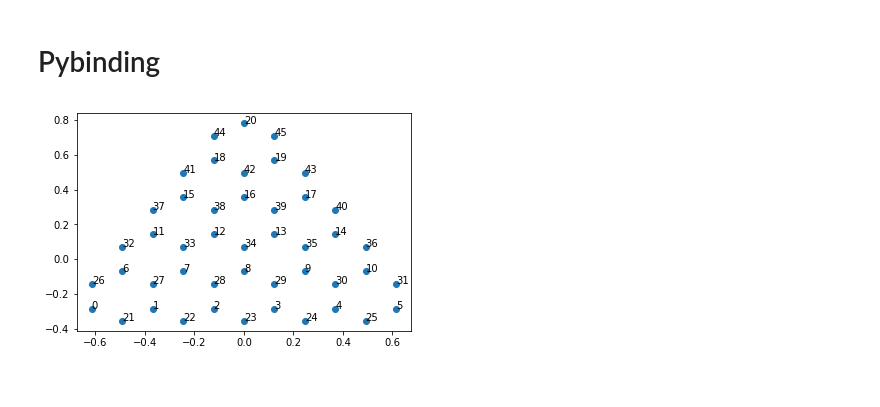
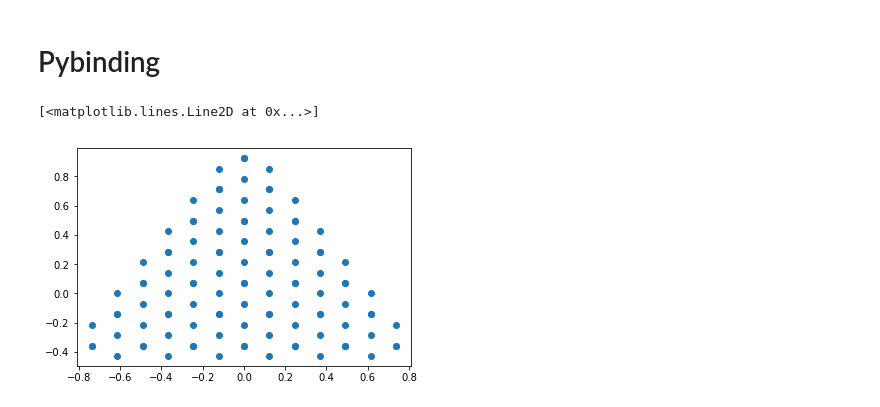
Before and after one commit to eilinlunam/Fisicoquimica-Computacional, a Jupyter notebook: Tarea_4_Enlace_fuerte.ipynb, the cells around one changed output. Drawn from its saved outputs; the diff is of its cells as text; code cells hidden in the pictures.

```diff
--- a/Tarea_4_Enlace_fuerte.ipynb
+++ b/Tarea_4_Enlace_fuerte.ipynb
@@ -202,21 +199,13 @@ for i in range(1,21):
 # %%
 import numpy as np
 import pybinding as pb
 from pybinding.repository import graphene
 
-model = pb.Model(
-    graphene.bilayer(),
-    pb.regular_polygon(num_sides=3, radius=1.1),
-)
-
-model = pb.Model(
-graphene.monolayer(),
-pb.regular_polygon(num_sides=3, radius=1),
-)
+model = pb.Model(graphene.bilayer(),
+                 pb.regular_polygon(num_sides=3, radius=1.1))
 
 x,y = model.system.x, model.system.y
 plt.plot(x, y, 'o')
-for i in range(len(x)):
-    plt.text(x[i],y[i],str(i))
 # %% [output]
+[<matplotlib.lines.Line2D at 0x...>]
-[figure, old version]
+[figure, new version]
```
Also changed, not shown: parts of 3 cells of this notebook.
